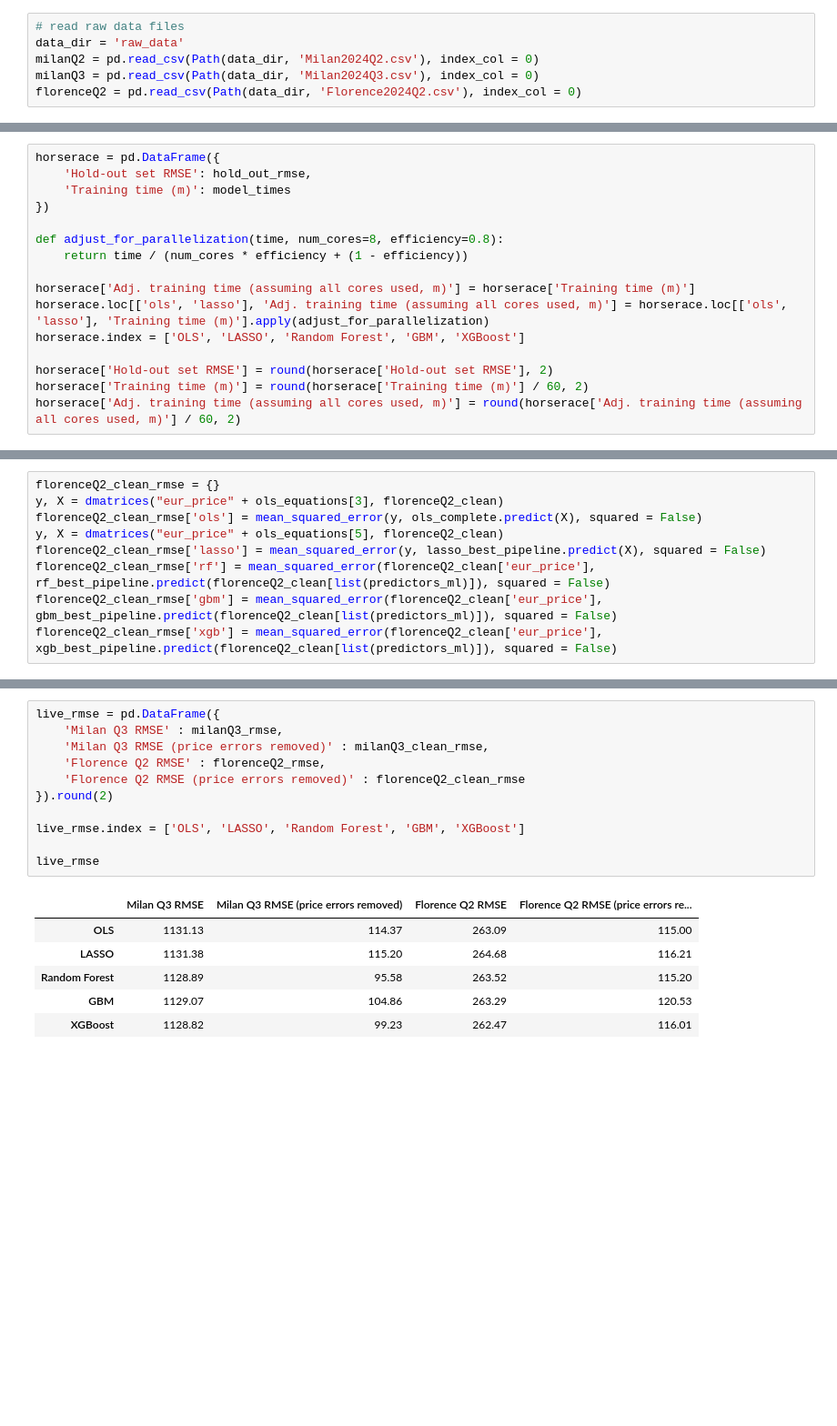
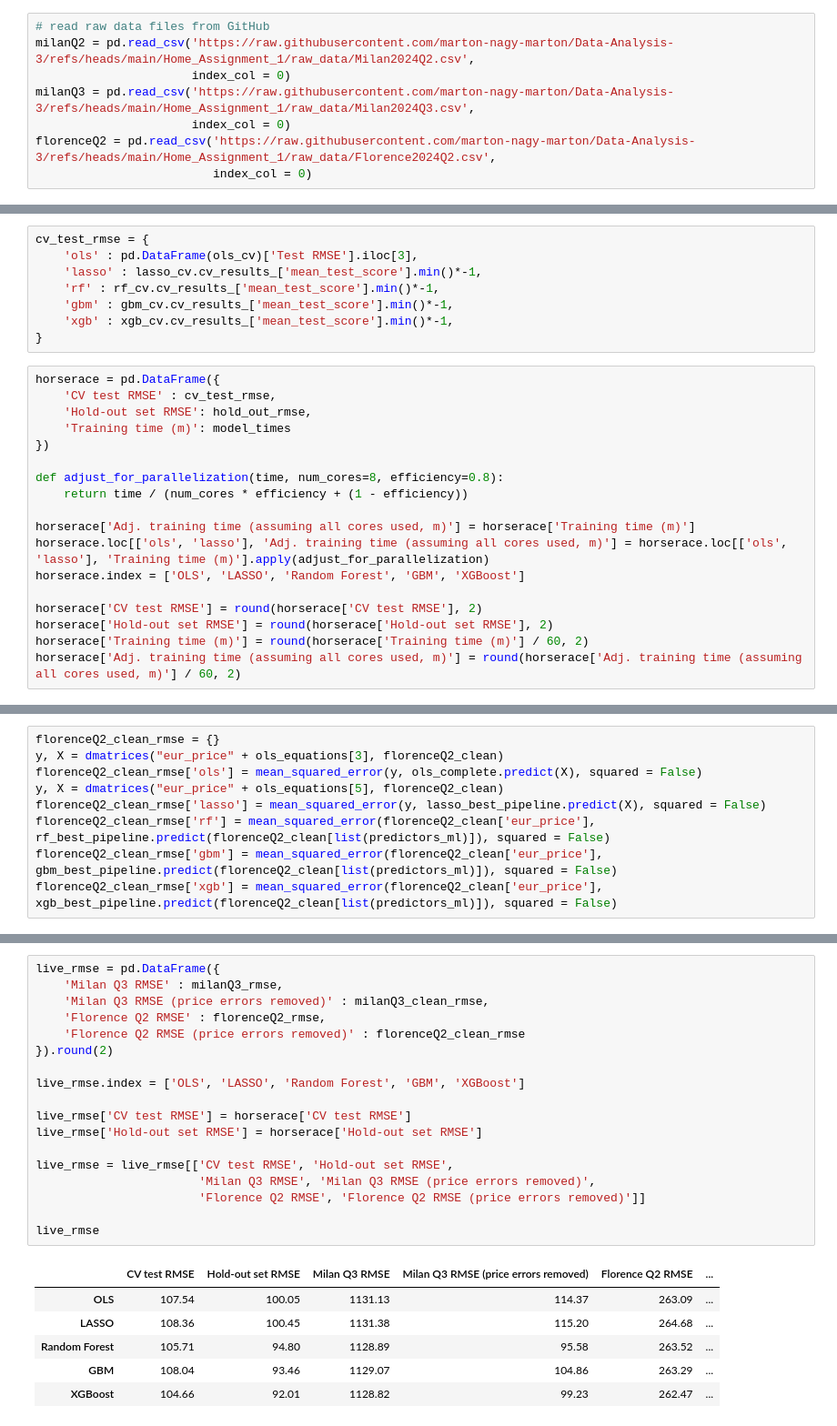
Before and after one commit to marton-nagy-marton/Data-Analysis-3, a Jupyter notebook: Home_Assignment_1/MartonNagy_DA3_HA1.ipynb, the cells around one changed output, grey strips where cells are left out. Shown at 91% size. Drawn from its saved outputs; the diff is of its cells as text; blank space fills up the shorter version.

```diff
--- a/Home_Assignment_1/MartonNagy_DA3_HA1.ipynb
+++ b/Home_Assignment_1/MartonNagy_DA3_HA1.ipynb
@@ -51,9 +56,11 @@ First, I read the raw CSV files (as they have been downloaded from the InsideAir
 # %%
-# read raw data files
-data_dir = 'raw_data'
-milanQ2 = pd.read_csv(Path(data_dir, 'Milan2024Q2.csv'), index_col = 0)
-milanQ3 = pd.read_csv(Path(data_dir, 'Milan2024Q3.csv'), index_col = 0)
-florenceQ2 = pd.read_csv(Path(data_dir, 'Florence2024Q2.csv'), index_col = 0)
+# read raw data files from GitHub
+milanQ2 = pd.read_csv('https://raw.githubusercontent.com/marton-nagy-marton/Data-Analysis-3/refs/heads/main/Home_Assignment_1/raw_data/Milan2024Q2.csv',
+                      index_col = 0)
+milanQ3 = pd.read_csv('https://raw.githubusercontent.com/marton-nagy-marton/Data-Analysis-3/refs/heads/main/Home_Assignment_1/raw_data/Milan2024Q3.csv',
+                      index_col = 0)
+florenceQ2 = pd.read_csv('https://raw.githubusercontent.com/marton-nagy-marton/Data-Analysis-3/refs/heads/main/Home_Assignment_1/raw_data/Florence2024Q2.csv',
+                         index_col = 0)
 # %% [markdown]
 Sometimes when I worked with InsideAirBnB data, I noticed that different cities or timeframes may have different variables available. This may pose a problem in the sense, that if I build a model on Milan Q2 using some variables that are not available in the 'live' data, than my models would be practically useless.
 
@@ -870,5 +885,14 @@ Now that we have both training time and RMSE data, let's create a horserace char
+# %%
+cv_test_rmse = {
+    'ols' : pd.DataFrame(ols_cv)['Test RMSE'].iloc[3],
+    'lasso' : lasso_cv.cv_results_['mean_test_score'].min()*-1,
+    'rf' : rf_cv.cv_results_['mean_test_score'].min()*-1,
+    'gbm' : gbm_cv.cv_results_['mean_test_score'].min()*-1,
+    'xgb' : xgb_cv.cv_results_['mean_test_score'].min()*-1,
+}
 # %%
 horserace = pd.DataFrame({
+    'CV test RMSE' : cv_test_rmse,
     'Hold-out set RMSE': hold_out_rmse,
     'Training time (m)': model_times
 })
@@ -880,6 +904,7 @@ horserace['Adj. training time (assuming all cores used, m)'] = horserace['Traini
 horserace.loc[['ols', 'lasso'], 'Adj. training time (assuming all cores used, m)'] = horserace.loc[['ols', 'lasso'], 'Training time (m)'].apply(adjust_for_parallelization)
 horserace.index = ['OLS', 'LASSO', 'Random Forest', 'GBM', 'XGBoost']
 
+horserace['CV test RMSE'] = round(horserace['CV test RMSE'], 2)
 horserace['Hold-out set RMSE'] = round(horserace['Hold-out set RMSE'], 2)
 horserace['Training time (m)'] = round(horserace['Training time (m)'] / 60, 2)
 horserace['Adj. training time (assuming all cores used, m)'] = round(horserace['Adj. training time (assuming all cores used, m)'] / 60, 2)
@@ -1273,18 +1359,25 @@ florenceQ2_clean_rmse['xgb'] = mean_squared_error(florenceQ2_clean['eur_price'],
 # %%
 live_rmse = pd.DataFrame({
     'Milan Q3 RMSE' : milanQ3_rmse,
     'Milan Q3 RMSE (price errors removed)' : milanQ3_clean_rmse,
     'Florence Q2 RMSE' : florenceQ2_rmse,
     'Florence Q2 RMSE (price errors removed)' : florenceQ2_clean_rmse
 }).round(2)
 
 live_rmse.index = ['OLS', 'LASSO', 'Random Forest', 'GBM', 'XGBoost']
 
+live_rmse['CV test RMSE'] = horserace['CV test RMSE']
+live_rmse['Hold-out set RMSE'] = horserace['Hold-out set RMSE']
+
+live_rmse = live_rmse[['CV test RMSE', 'Hold-out set RMSE',
+                       'Milan Q3 RMSE', 'Milan Q3 RMSE (price errors removed)',
+                       'Florence Q2 RMSE', 'Florence Q2 RMSE (price errors removed)']]
+
 live_rmse
 # %% [output]
-|  | Milan Q3 RMSE | Milan Q3 RMSE (price errors removed) | Florence Q2 RMSE | Florence Q2 RMSE (price errors re... |
-| OLS | 1131.13 | 114.37 | 263.09 | 115.00 |
-| LASSO | 1131.38 | 115.20 | 264.68 | 116.21 |
-| Random Forest | 1128.89 | 95.58 | 263.52 | 115.20 |
-| GBM | 1129.07 | 104.86 | 263.29 | 120.53 |
-| XGBoost | 1128.82 | 99.23 | 262.47 | 116.01 |
+|  | CV test RMSE | Hold-out set RMSE | Milan Q3 RMSE | Milan Q3 RMSE (price errors removed) | Florence Q2 RMSE | ... |
+| OLS | 107.54 | 100.05 | 1131.13 | 114.37 | 263.09 | ... |
+| LASSO | 108.36 | 100.45 | 1131.38 | 115.20 | 264.68 | ... |
+| Random Forest | 105.71 | 94.80 | 1128.89 | 95.58 | 263.52 | ... |
+| GBM | 108.04 | 93.46 | 1129.07 | 104.86 | 263.29 | ... |
+| XGBoost | 104.66 | 92.01 | 1128.82 | 99.23 | 262.47 | ... |
```
Also changed, not shown: parts of 43 cells of this notebook.
